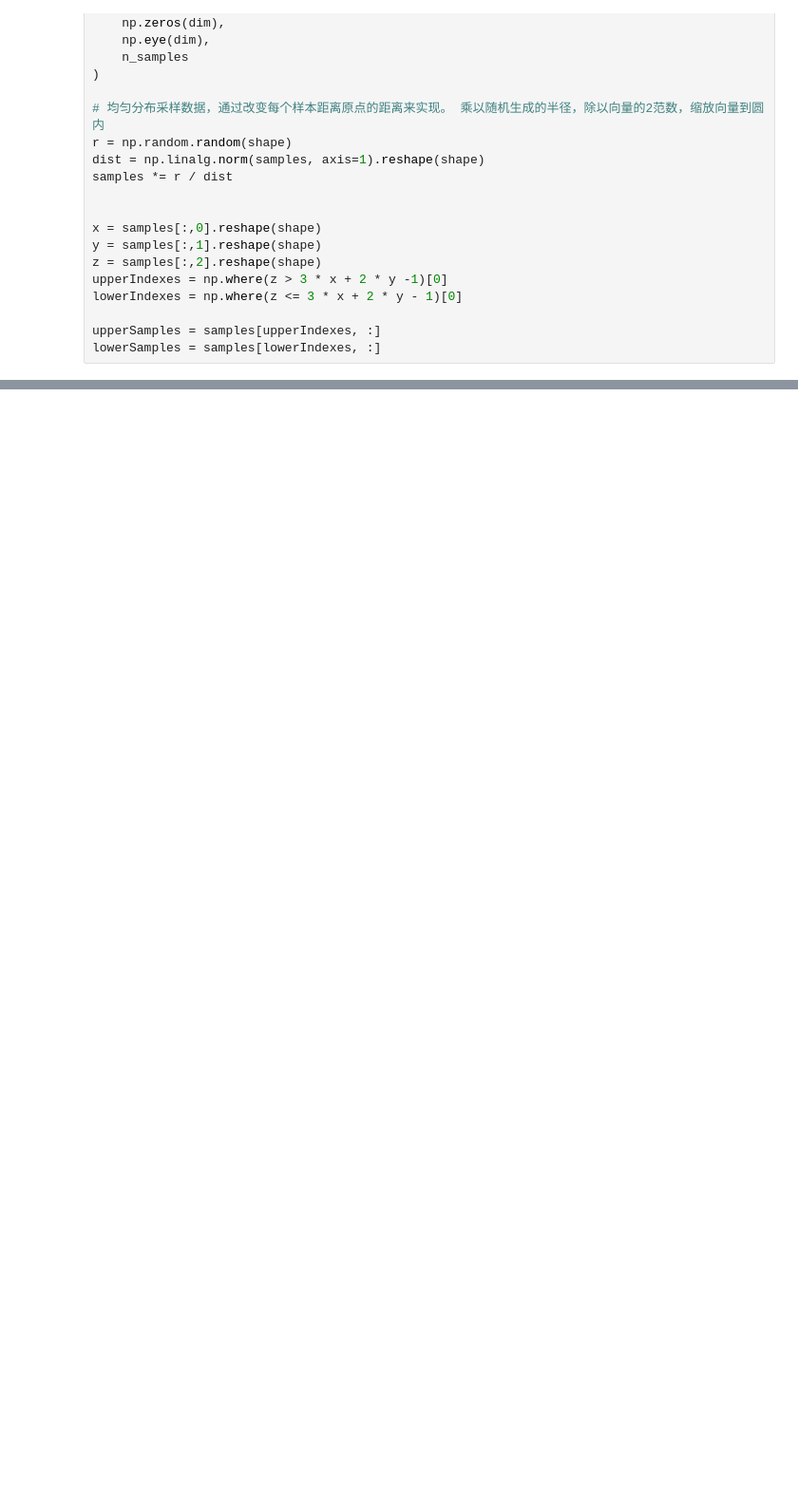
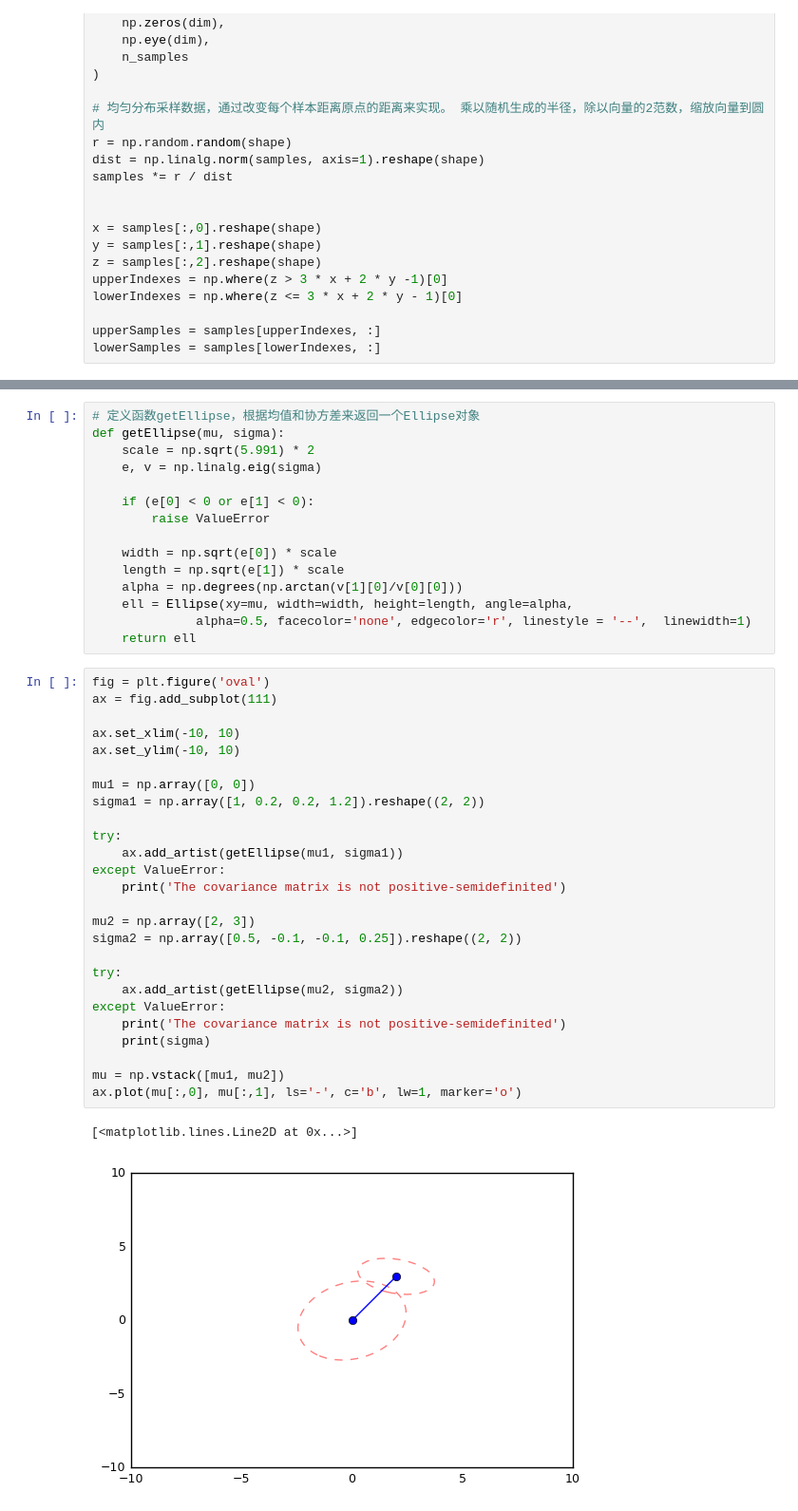
Before and after one commit to liuii/ProbRobotics, a Jupyter notebook: notebooks/00Basic/matplotlib.ipynb, the cells around one changed output, grey strips where cells are left out. Shown at 95% size. Saved outputs shown, nothing was run; the diff lists cells and outputs as text; blank space fills up the shorter version.

```diff
--- a/notebooks/00Basic/matplotlib.ipynb
+++ b/notebooks/00Basic/matplotlib.ipynb
@@ -233,0 +326,44 @@ ax.scatter(lowerSamples[:, 0], lowerSamples[:, 1], lowerSamples[:, 2], c='g', ma
+# %%
+# 定义函数getEllipse，根据均值和协方差来返回一个Ellipse对象
+def getEllipse(mu, sigma):
+    scale = np.sqrt(5.991) * 2
+    e, v = np.linalg.eig(sigma)
+
+    if (e[0] < 0 or e[1] < 0):
+        raise ValueError
+
+    width = np.sqrt(e[0]) * scale
+    length = np.sqrt(e[1]) * scale
+    alpha = np.degrees(np.arctan(v[1][0]/v[0][0]))
+    ell = Ellipse(xy=mu, width=width, height=length, angle=alpha,
+              alpha=0.5, facecolor='none', edgecolor='r', linestyle = '--',  linewidth=1)
+    return ell
+# %%
+fig = plt.figure('oval')
+ax = fig.add_subplot(111)
+
+ax.set_xlim(-10, 10)
+ax.set_ylim(-10, 10)
+
+mu1 = np.array([0, 0])
+sigma1 = np.array([1, 0.2, 0.2, 1.2]).reshape((2, 2))
+
+try:
+    ax.add_artist(getEllipse(mu1, sigma1))
+except ValueError:
+    print('The covariance matrix is not positive-semidefinited')
+
+mu2 = np.array([2, 3])
+sigma2 = np.array([0.5, -0.1, -0.1, 0.25]).reshape((2, 2))
+
+try:
+    ax.add_artist(getEllipse(mu2, sigma2))
+except ValueError:
+    print('The covariance matrix is not positive-semidefinited')
+    print(sigma)
+
+mu = np.vstack([mu1, mu2])
+ax.plot(mu[:,0], mu[:,1], ls='-', c='b', lw=1, marker='o')
+# %% [output]
+[<matplotlib.lines.Line2D at 0x...>]
+[figure, added]
```
Also changed, not shown: parts of 13 cells of this notebook, 1 other file.
